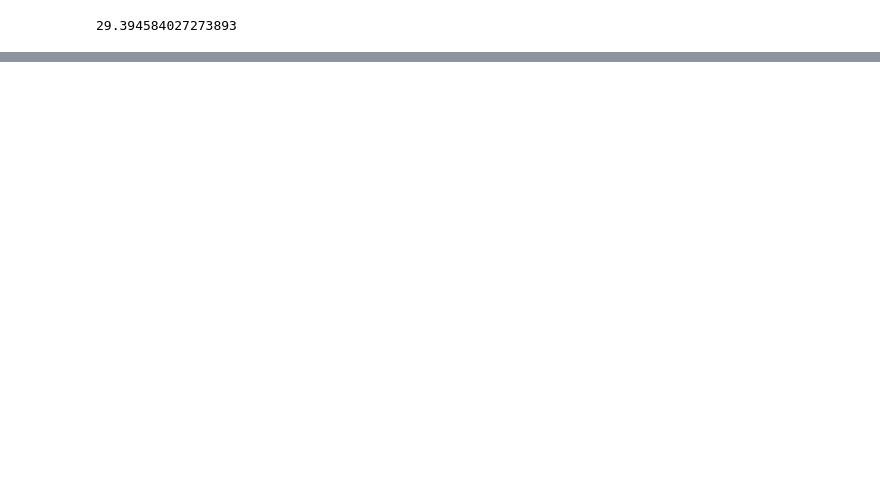
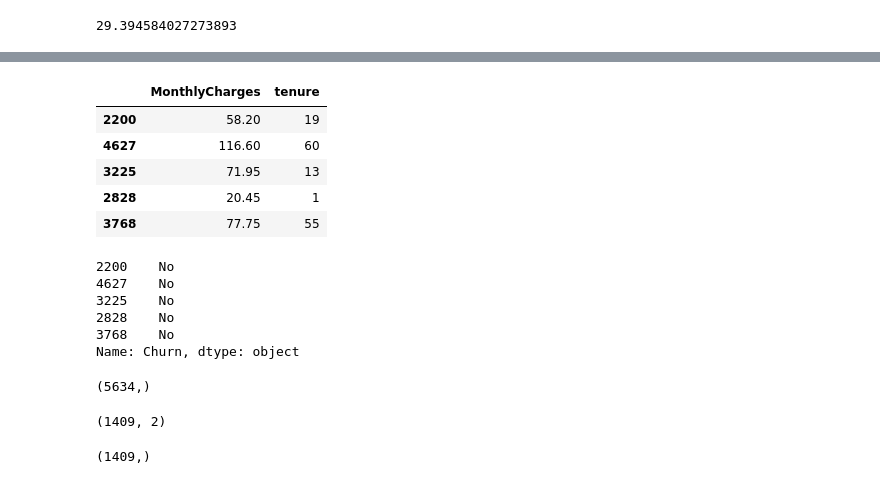
Before and after one commit to MKrishnan29/GithubWorkshop, a Jupyter notebook: Solution_Python_Capstone_Project.ipynb, the cells around one changed output, grey strips where cells are left out. Saved outputs shown, nothing was run; the diff lists cells and outputs as text; code cells hidden in the pictures; blank space fills up the shorter version.

```diff
--- a/Solution_Python_Capstone_Project.ipynb
+++ b/Solution_Python_Capstone_Project.ipynb
@@ -229,3 +264,33 @@ x_train,x_test,y_train,y_test=train_test_split(x,y,train_size=0.80,random_state=
+# %%
+x_test.head()
+# %% [output]
+|  | MonthlyCharges | tenure |
+| 2200 | 58.20 | 19 |
+| 4627 | 116.60 | 60 |
+| 3225 | 71.95 | 13 |
+| 2828 | 20.45 | 1 |
+| 3768 | 77.75 | 55 |
+# %%
+y_test.head()
+# %% [output]
+2200    No
+4627    No
+3225    No
+2828    No
+3768    No
+Name: Churn, dtype: object
+# %%
+y_train.shape
+# %% [output]
+(5634,)
+# %%
+x_test.shape
+# %% [output]
+(1409, 2)
+# %%
+y_test.shape
+# %% [output]
+(1409,)
 # %%
 from sklearn.linear_model import LogisticRegression
 logmodel = LogisticRegression()
```
Also changed, not shown: parts of 17 cells of this notebook.
